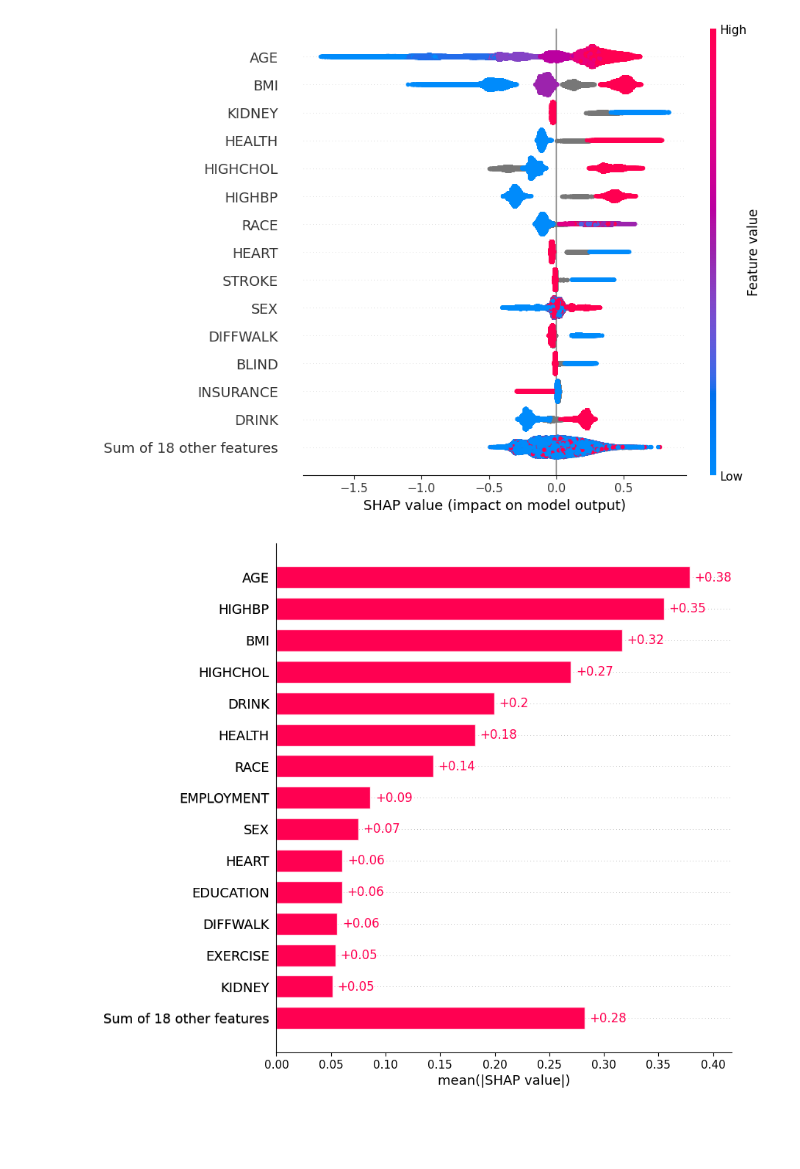
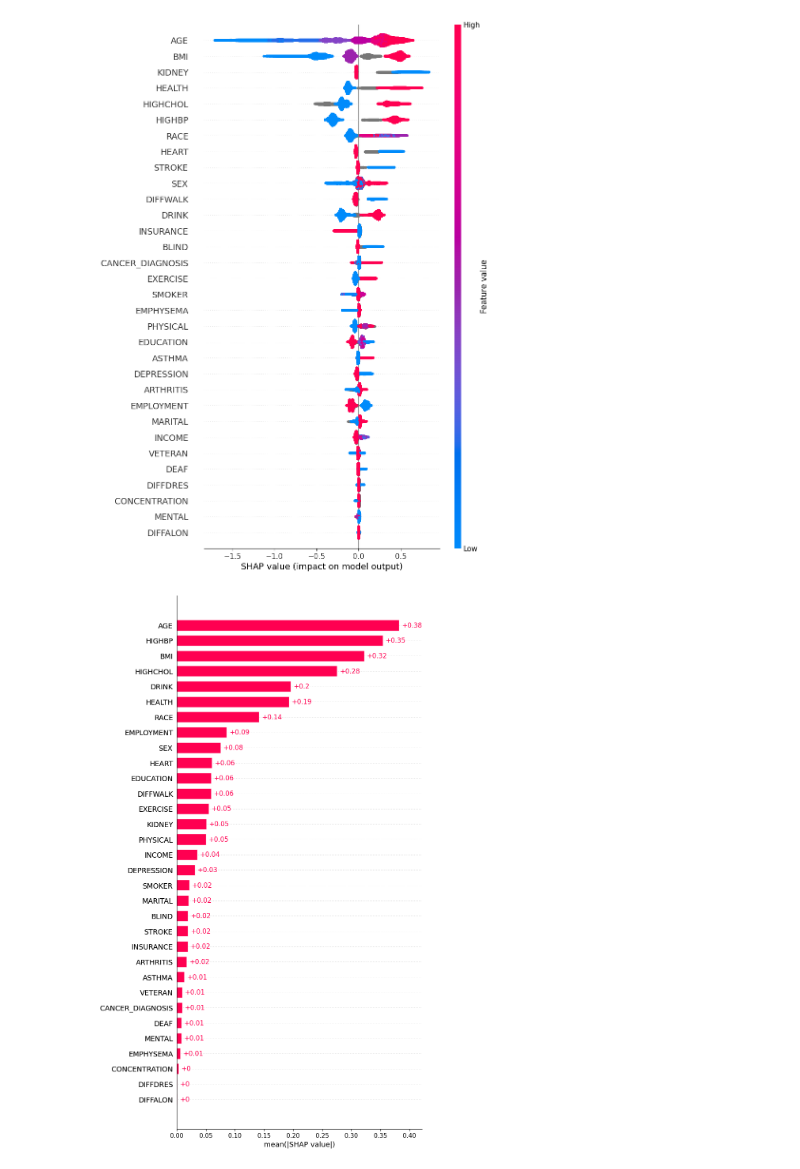
Before and after one commit to starshibrat/xg-shap-experiment, a Jupyter notebook: notebook/shap.ipynb, the cells around one changed output. Cells and saved outputs as stored; diff of their text form; code cells hidden in the pictures; blank space fills up the shorter version.

```diff
--- a/notebook/shap.ipynb
+++ b/notebook/shap.ipynb
@@ -38,10 +38,10 @@ explanation = shap.Explanation(
     feature_names=X_train.columns,
 )
 # %%
-shap.plots.beeswarm(explanation, order=explanation.abs.max(0), max_display=15)
+shap.plots.beeswarm(explanation, order=explanation.abs.max(0), max_display=33)
 # %% [output]
-[figure, old version]
+[figure, new version]
 # %%
-shap.plots.bar(explanation, max_display=15)
+shap.plots.bar(explanation, max_display=33)
 # %% [output]
-[figure, old version]
+[figure, new version]
```
Also changed, not shown: 1 other file.
